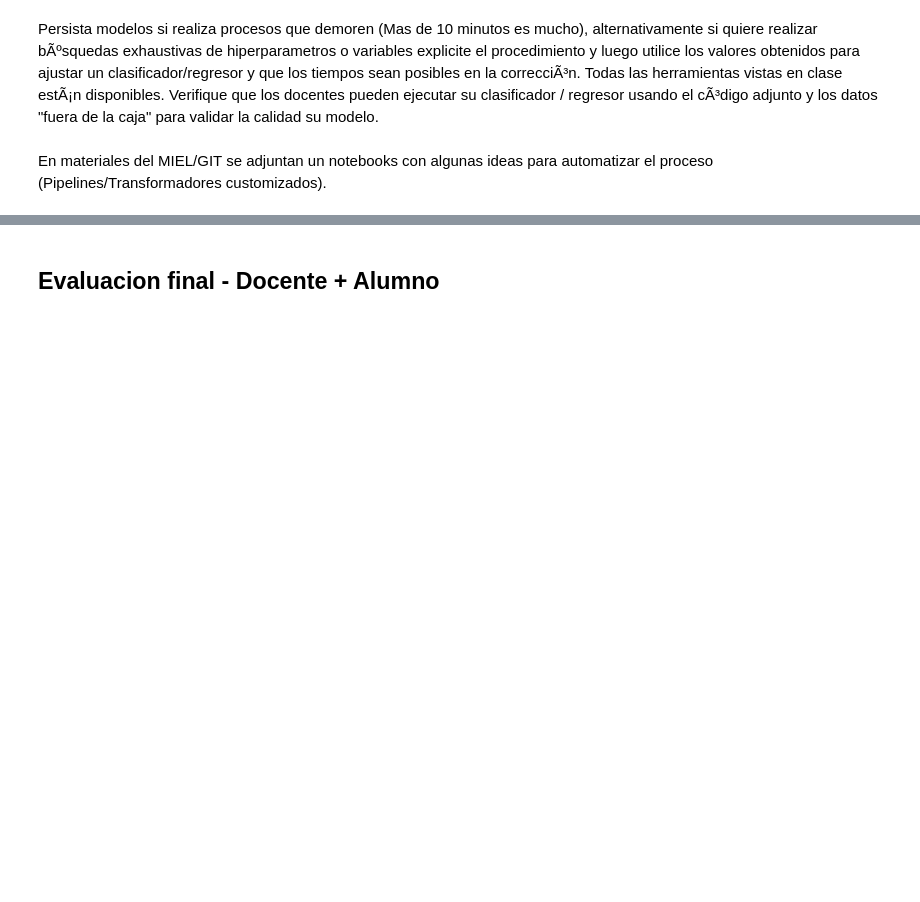
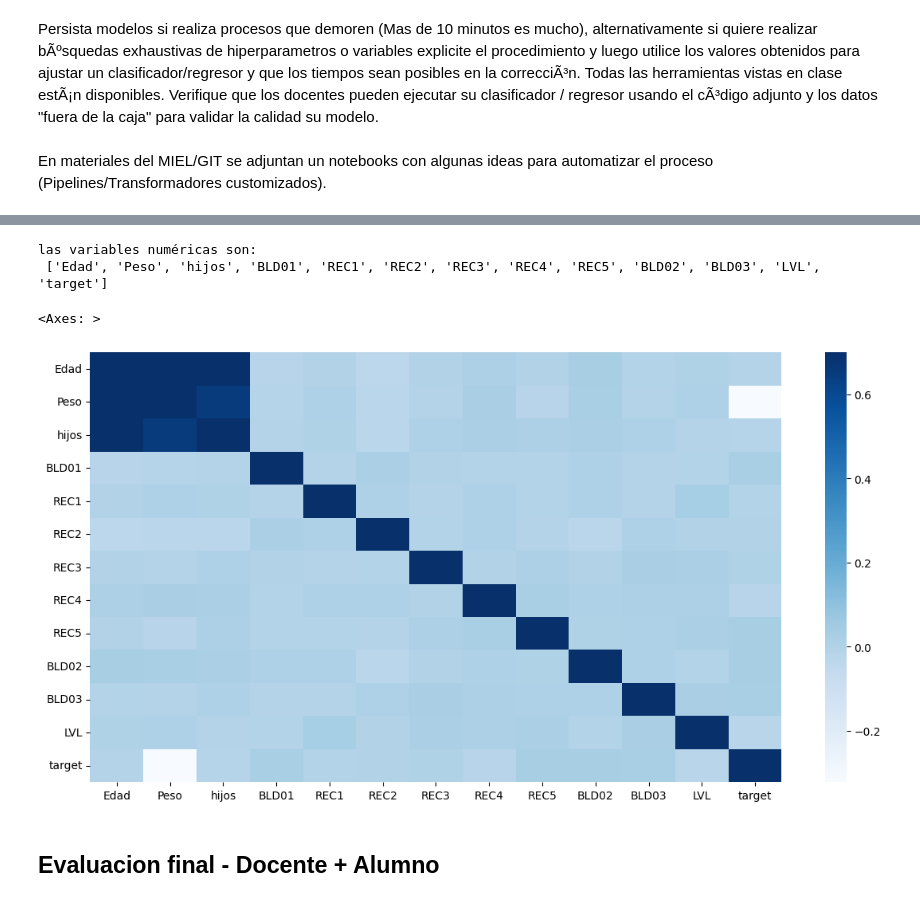
Before and after one commit to miroagustin/CienciaDeDatos1Q2025, a Jupyter notebook: ParcialTP1C-2025.ipynb, the cells around one changed output, grey strips where cells are left out. Cells and saved outputs as stored; diff of their text form; code cells hidden in the pictures; blank space fills up the shorter version.

```diff
--- a/ParcialTP1C-2025.ipynb
+++ b/ParcialTP1C-2025.ipynb
@@ -38,3 +126,14 @@ En materiales del MIEL/GIT se adjuntan un notebooks con algunas ideas para autom
+# %%
+# identificamos las variables numéricas
+numerical = [var for var in df_pacientes.columns if df_pacientes[var].dtype!='O']
+print('las variables numéricas son:\n', numerical)
+plt.figure(figsize=(14,7))
+sns.heatmap(df_pacientes[numerical].corr(), vmax=.7, cmap ='Blues', fmt=".2f")
+# %% [output]
+las variables numéricas son:
+ ['Edad', 'Peso', 'hijos', 'BLD01', 'REC1', 'REC2', 'REC3', 'REC4', 'REC5', 'BLD02', 'BLD03', 'LVL', 'target']
+<Axes: >
+[figure, added]
 # %% [markdown]
 ## Evaluacion final - Docente + Alumno
 # %%
```
Also changed, not shown: parts of 9 cells of this notebook.
